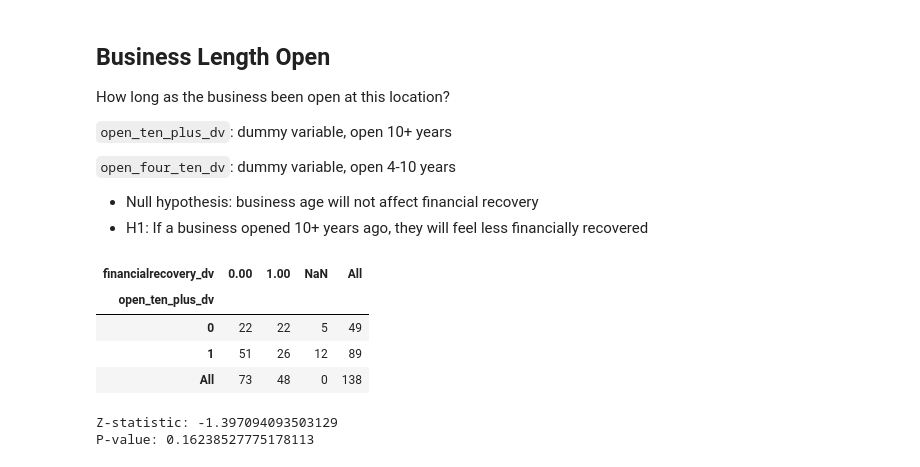
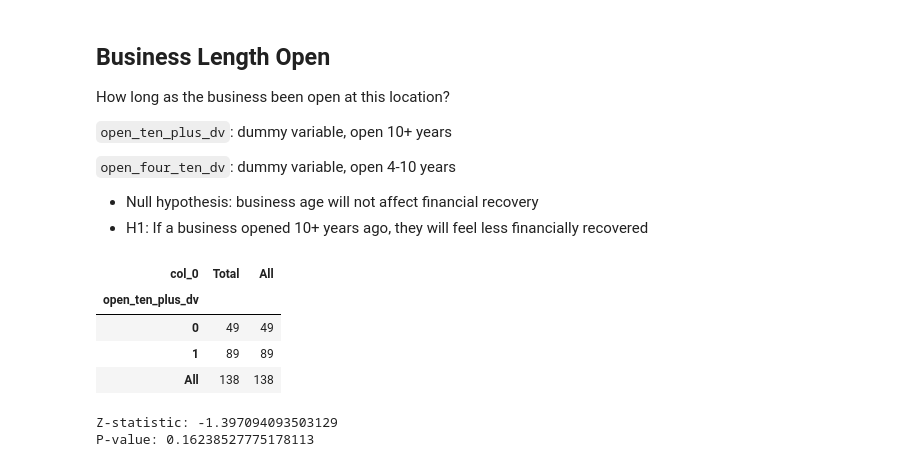
Before and after one commit to mbecica/business-survey-201, a Jupyter notebook: financial-stability.ipynb, the cells around one changed output. Cells and saved outputs as stored; diff of their text form; code cells hidden in the pictures.

```diff
--- a/financial-stability.ipynb
+++ b/financial-stability.ipynb
@@ -124,13 +124,13 @@ business_df = business_df.dropna(subset=["length_open_filtered"])
 business_df['open_ten_plus_dv'] = business_df['length_open_filtered'].map({"More than 10":1,"4-10":0})
 business_df['open_four_ten_dv'] = business_df['length_open_filtered'].map({"More than 10":0,"4-10":1})
 # %%
-pd.crosstab(index=business_df["open_ten_plus_dv"], columns=business_df["financialrecovery_dv"], dropna=False, margins=True)
+pd.crosstab(index=business_df["open_ten_plus_dv"], columns="Total", dropna=False, margins=True)
 # %% [output]
-| financialrecovery_dv | 0.00 | 1.00 | NaN | All |
-| open_ten_plus_dv |  |  |  |  |
-| 0 | 22 | 22 | 5 | 49 |
-| 1 | 51 | 26 | 12 | 89 |
-| All | 73 | 48 | 0 | 138 |
+| col_0 | Total | All |
+| open_ten_plus_dv |  |  |
+| 0 | 49 | 49 |
+| 1 | 89 | 89 |
+| All | 138 | 138 |
 # %%
 # Test for Statistical Significance
 open_sdf = business_df.copy()
```
Also changed, not shown: parts of 18 cells of this notebook.
